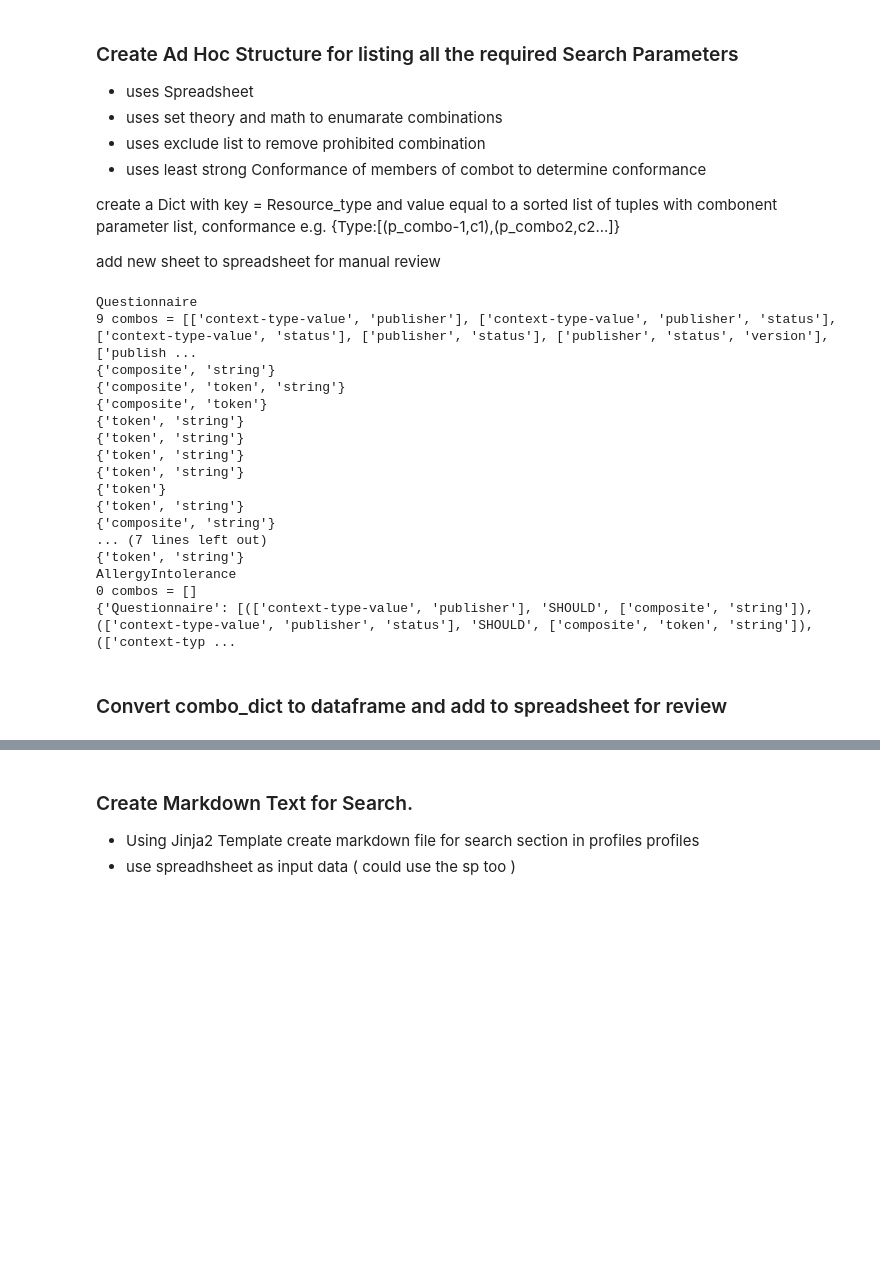
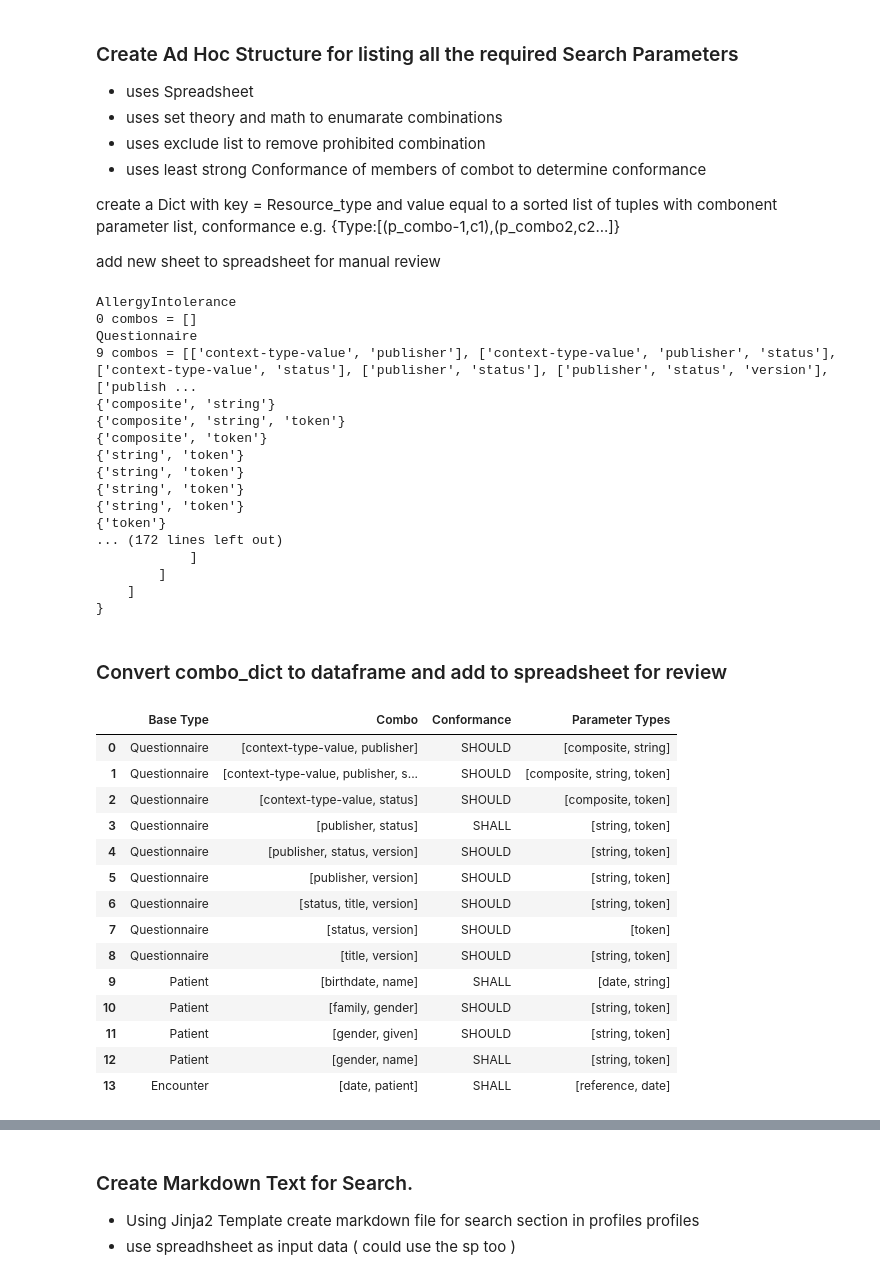
Before and after one commit to Healthedata1/MyNotebooks, a Jupyter notebook: SP/SearchParameterMakerR4.ipynb, the cells around one changed output, grey strips where cells are left out. Drawn from its saved outputs; the diff is of its cells as text; code cells hidden in the pictures; blank space fills up the shorter version.

Commit message:
added patient, encoutner and allergies to sp

```diff
--- a/SP/SearchParameterMakerR4.ipynb
+++ b/SP/SearchParameterMakerR4.ipynb
@@ -200,6 +221,7 @@ def sp_expectation(conf=None):
 
     return x_dict
 
+prefix = 'us-core-'
 
 sp_list=[]
 for d in data:
@@ -208,6 +230,7 @@ for d in data:
         if d.update =='Y' and d.base in sp.base and d.code == sp.code: #update sp
             # print(dumps(i.resource.as_json(),indent = 3))
             # change id and url, publisher, and contact, draft etc
+            sp.id = f'{prefix}{sp.id.lower()}'
             sp.derivedFrom =sp.url
             sp.url = f'{canon_base}SearchParameter/{sp.id}'
             sp.publisher = publisher
@@ -227,9 +250,9 @@ for d in data:
             try:
                 sp_dict['_modifier'] = []
                 for m in sp_dict['modifier']: # list all modifiers in sp and assign an expectation.
-                    if d.shall_modifier not in none_list:
+                    if d.shall_modifier not in none_list and m in d.shall_modifier.split(','):
                        sp_dict['_modifier'].append(sp_expectation('SHALL'))
-                    elif  d.should_modifier not in none_list:
+                    elif  d.should_modifier not in none_list and m in d.should_modifier.split(','):
                         sp_dict['_modifier'].append(sp_expectation('SHOULD'))
                     else:
                         sp_dict['_modifier'].append(sp_expectation('MAY'))
@@ -239,9 +262,9 @@ for d in data:
             try:
                 sp_dict['_comparator'] = []
                 for m in sp_dict['comparator']: # list all comparators in sp and assign an expectation.
-                   if d.shall_comparator not in none_list:
+                   if d.shall_comparator not in none_list and m in d.shall_comparator.split(','):
                        sp_dict['_comparator'].append(sp_expectation('SHALL'))
-                   elif  d.should_comparator not in none_list:
+                   elif  d.should_comparator not in none_list and m in d.should_comparator.split(','):
                         sp_dict['_comparator'].append(sp_expectation('SHOULD'))
                    else:
                         sp_dict['_comparator'].append(sp_expectation('MAY'))
@@ -258,5 +281,10 @@ for d in data:
 
             print(f'======================= SP = {sp_dict["id"]} =====================')
             print(dumps(sp_dict,indent=4))
+            # save files as resource
+            # save in temp folder
+            path = Path.cwd() / 'sp_json' / f'searchparameter-{sp_dict["id"]}.json'
+            #path = pathlib.Path(r'/Users/ehaas/Documents/FHIR/US-Core-R4/source/pages/_includes')
+            path.write_text(dumps(sp_dict,indent=4))
             sp_list.append(sp_dict)
 # %% [output]
@@ -421,34 +474,61 @@ for base in r_type:
         for r in df_r.itertuples(index=True):
             if  r.type == base:
                 f_combos = r.forbidden_s_combos.split(',')
-                f_combos = [i.split('|') for i in f_combos]
-        # print(f_combos)
-        combo_list = [i for i in combo_list if i not in f_combos]
+                #print(f_combos)
+                f_combos = [sorted(i.split('|')) for i in f_combos]
+                #print(f_combos)
+        combo_list = [i for i in combo_list if sorted(i) not in f_combos]
     except AttributeError:
         print('forbidden_s_combos is missing')
 
     print(f'{len(combo_list)} combos = {combo_list}')
-    combo_list.extend(combo_list)
+    #combo_list.extend(combo_list)
     combo_dict[base]=[(c, get_conf_str(combo = c, r_type = base), get_type_list(combo = c, r_type = base)) for c in combo_list]
-print(combo_dict)
+print(dumps(combo_dict, indent = 4))
 # %% [output]
+AllergyIntolerance
+0 combos = []
 Questionnaire
 9 combos = [['context-type-value', 'publisher'], ['context-type-value', 'publisher', 'status'], ['context-type-value', 'status'], ['publisher', 'status'], ['publisher', 'status', 'version'], ['publish ...
 {'composite', 'string'}
-{'composite', 'token', 'string'}
+{'composite', 'string', 'token'}
 {'composite', 'token'}
-{'token', 'string'}
-{'token', 'string'}
-{'token', 'string'}
-{'token', 'string'}
+{'string', 'token'}
+{'string', 'token'}
+{'string', 'token'}
+{'string', 'token'}
 {'token'}
-{'token', 'string'}
-{'composite', 'string'}
-... (7 lines left out)
-{'token', 'string'}
-AllergyIntolerance
-0 combos = []
-{'Questionnaire': [(['context-type-value', 'publisher'], 'SHOULD', ['composite', 'string']), (['context-type-value', 'publisher', 'status'], 'SHOULD', ['composite', 'token', 'string']), (['context-typ ...
+... (172 lines left out)
+            ]
+        ]
+    ]
+}
 # %% [markdown]
 ### Convert combo_dict to dataframe and add to spreadsheet for review
+# %%
+rows=[]
+for k,v in combo_dict.items():
+    for i in v:
+        rows.append([k, *i])
+
+df_combos= DataFrame(rows, columns = ['Base Type',"Combo",'Conformance','Parameter Types',] )
+
+
+df_combos
+# %% [output]
+|  | Base Type | Combo | Conformance | Parameter Types |
+| 0 | Questionnaire | [context-type-value, publisher] | SHOULD | [composite, string] |
+| 1 | Questionnaire | [context-type-value, publisher, s... | SHOULD | [composite, string, token] |
+| 2 | Questionnaire | [context-type-value, status] | SHOULD | [composite, token] |
+| 3 | Questionnaire | [publisher, status] | SHALL | [string, token] |
+| 4 | Questionnaire | [publisher, status, version] | SHOULD | [string, token] |
+| 5 | Questionnaire | [publisher, version] | SHOULD | [string, token] |
+| 6 | Questionnaire | [status, title, version] | SHOULD | [string, token] |
+| 7 | Questionnaire | [status, version] | SHOULD | [token] |
+| 8 | Questionnaire | [title, version] | SHOULD | [string, token] |
+| 9 | Patient | [birthdate, name] | SHALL | [date, string] |
+| 10 | Patient | [family, gender] | SHOULD | [string, token] |
+| 11 | Patient | [gender, given] | SHOULD | [string, token] |
+| 12 | Patient | [gender, name] | SHALL | [string, token] |
+| 13 | Encounter | [date, patient] | SHALL | [reference, date] |
 # %%
```
Also changed, not shown: parts of 9 cells of this notebook, 25 other files.
